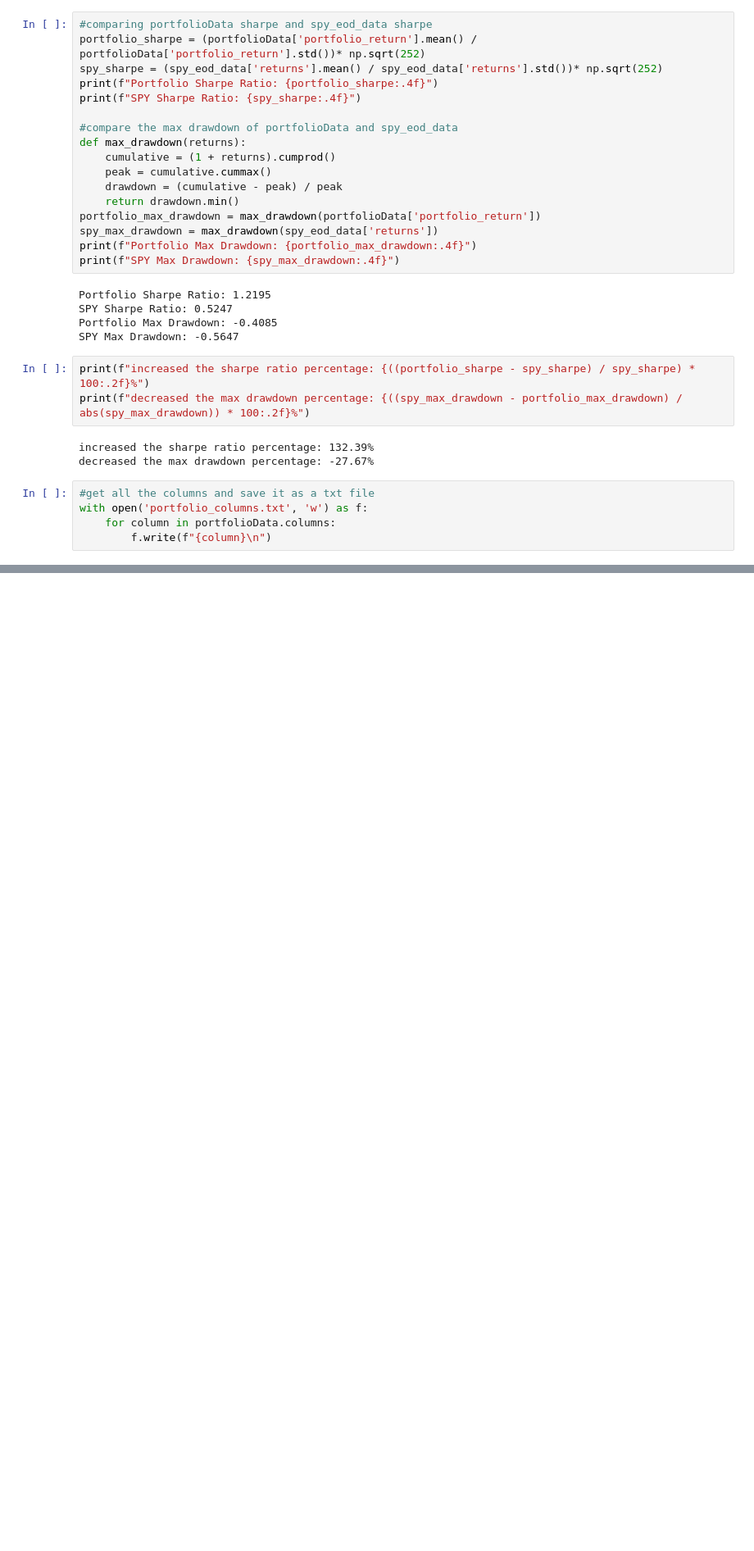
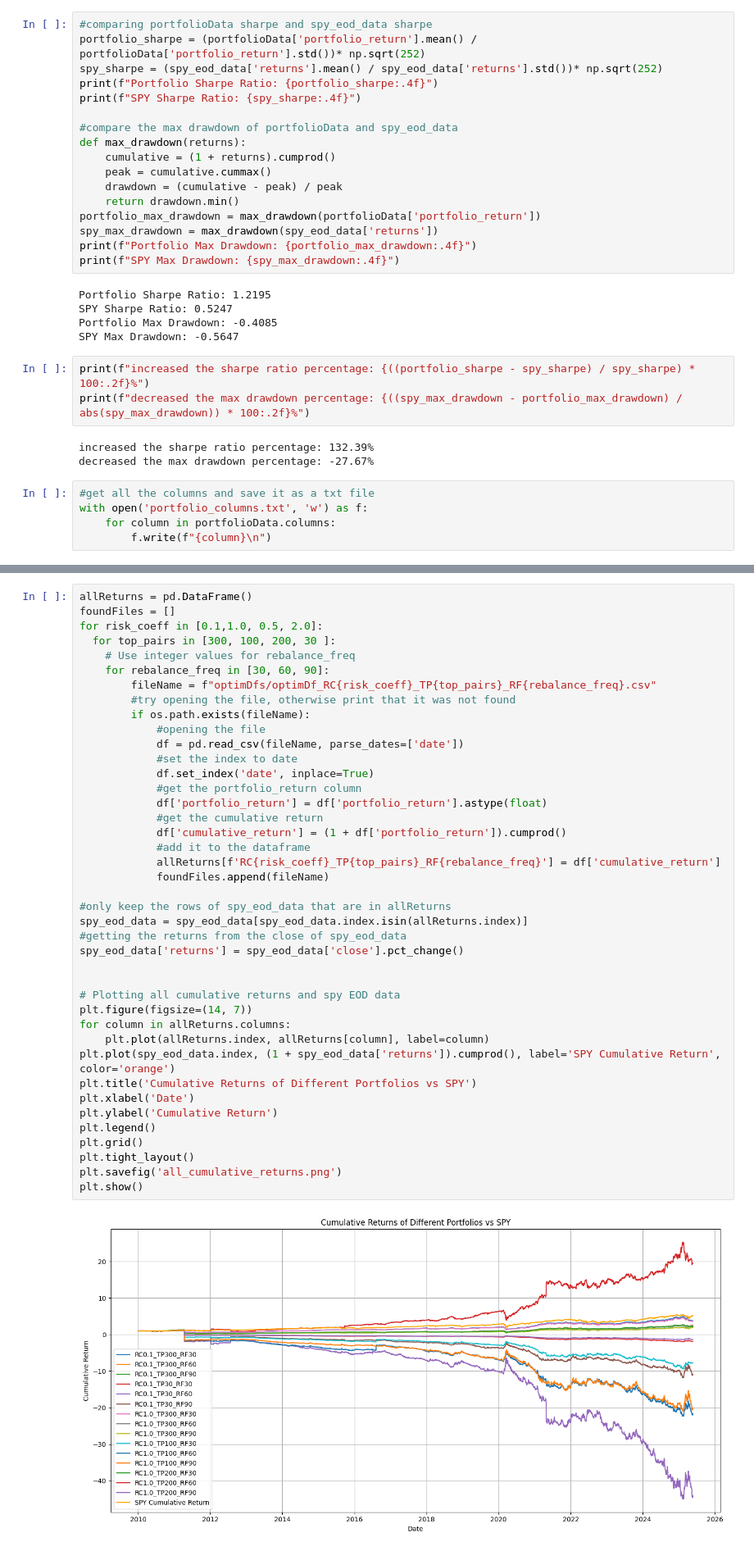
Before and after one commit to mashroor10/PorfolioManager, a Jupyter notebook: TestJptrs/PortofolioManager/caclulatingReturns.ipynb, the cells around one changed output, grey strips where cells are left out. Shown at 82% size. Drawn from its saved outputs; the diff is of its cells as text; blank space fills up the shorter version.

Commit message:
Changed Data Analaysis Functions

```diff
--- a/TestJptrs/PortofolioManager/caclulatingReturns.ipynb
+++ b/TestJptrs/PortofolioManager/caclulatingReturns.ipynb
@@ -287,0 +294,43 @@ with open('portfolio_columns.txt', 'w') as f:
+# %%
+allReturns = pd.DataFrame()
+foundFiles = []
+for risk_coeff in [0.1,1.0, 0.5, 2.0]:
+  for top_pairs in [300, 100, 200, 30 ]:
+    # Use integer values for rebalance_freq
+    for rebalance_freq in [30, 60, 90]:
+        fileName = f"optimDfs/optimDf_RC{risk_coeff}_TP{top_pairs}_RF{rebalance_freq}.csv"
+        #try opening the file, otherwise print that it was not found
+        if os.path.exists(fileName):
+            #opening the file
+            df = pd.read_csv(fileName, parse_dates=['date'])
+            #set the index to date
+            df.set_index('date', inplace=True)
+            #get the portfolio_return column
+            df['portfolio_return'] = df['portfolio_return'].astype(float)
+            #get the cumulative return
+            df['cumulative_return'] = (1 + df['portfolio_return']).cumprod()
+            #add it to the dataframe
+            allReturns[f'RC{risk_coeff}_TP{top_pairs}_RF{rebalance_freq}'] = df['cumulative_return']
+            foundFiles.append(fileName)
+
+#only keep the rows of spy_eod_data that are in allReturns
+spy_eod_data = spy_eod_data[spy_eod_data.index.isin(allReturns.index)]
+#getting the returns from the close of spy_eod_data
+spy_eod_data['returns'] = spy_eod_data['close'].pct_change()
+
+
+# Plotting all cumulative returns and spy EOD data
+plt.figure(figsize=(14, 7))
+for column in allReturns.columns:
+    plt.plot(allReturns.index, allReturns[column], label=column)
+plt.plot(spy_eod_data.index, (1 + spy_eod_data['returns']).cumprod(), label='SPY Cumulative Return', color='orange')
+plt.title('Cumulative Returns of Different Portfolios vs SPY')
+plt.xlabel('Date')
+plt.ylabel('Cumulative Return')
+plt.legend()
+plt.grid()
+plt.tight_layout()
+plt.savefig('all_cumulative_returns.png')
+plt.show()
+# %% [output]
+[figure, added]
```
Also changed, not shown: parts of 6 cells of this notebook, 26 other files.
